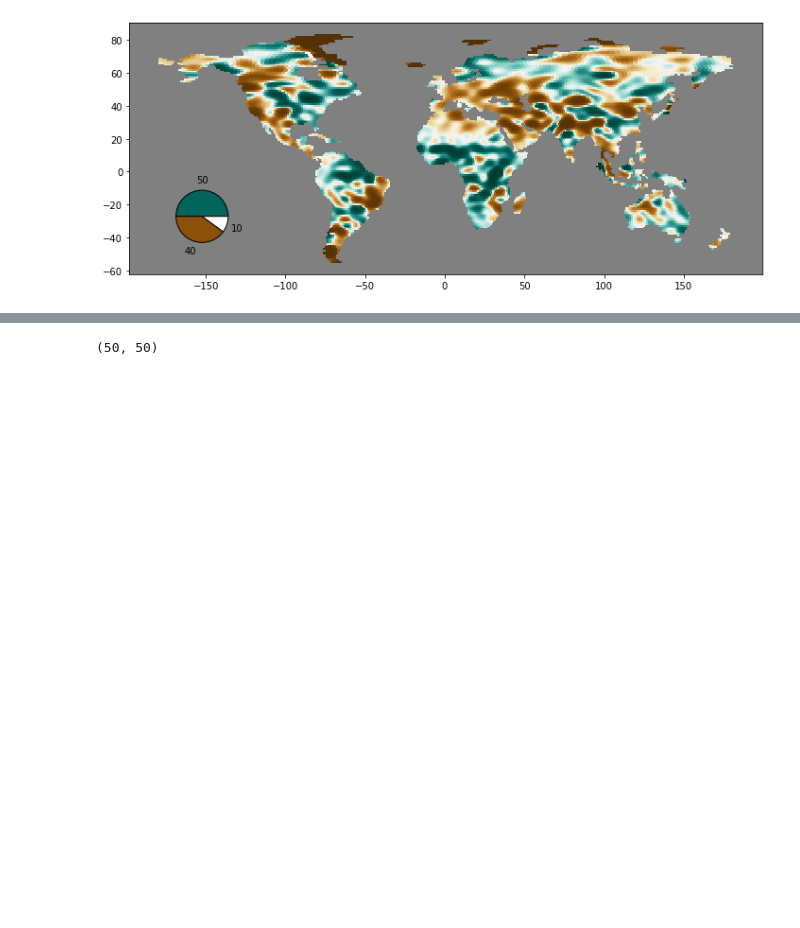
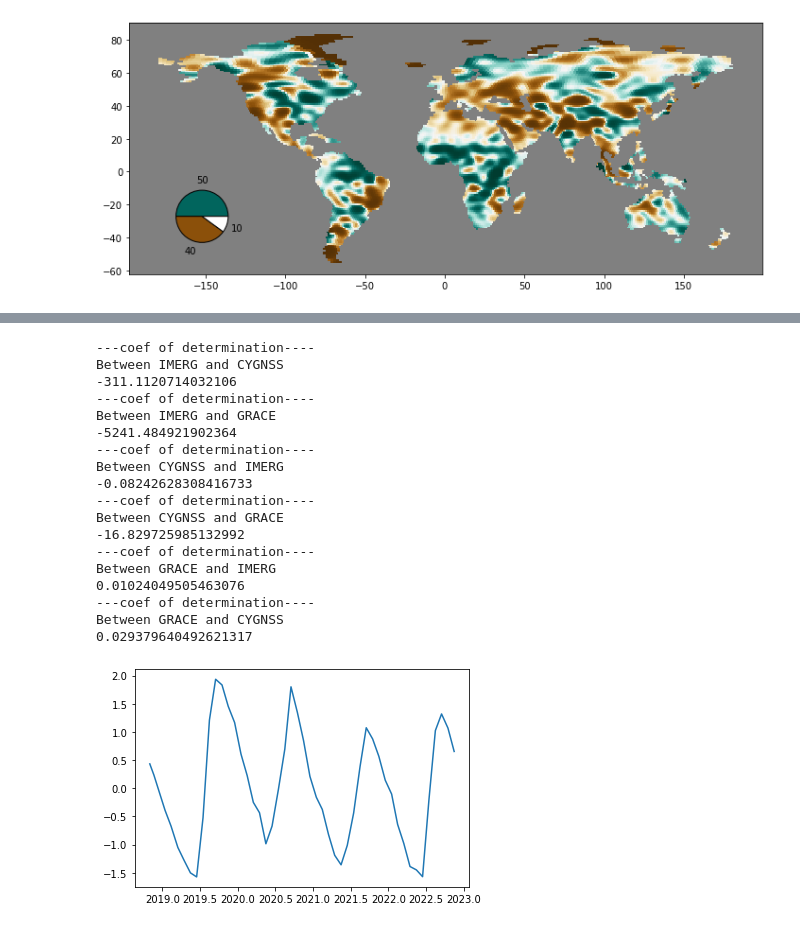
Before and after one commit to ascheliga/CYGNSS-GRACE, a Jupyter notebook: notebooks/res_time_series.ipynb, the cells around one changed output, grey strips where cells are left out. Cells and saved outputs as stored; diff of their text form; code cells hidden in the pictures; blank space fills up the shorter version.

```diff
--- a/notebooks/res_time_series.ipynb
+++ b/notebooks/res_time_series.ipynb
@@ -285,14 +298,42 @@ def toYearFraction(date):
     fraction = yearElapsed/yearDuration
 
     return date.year + fraction
+precip_ts = precip_series
 fw_ts = fw_series
 cmwe_ts = cmwe_series
+precip_ts.index = list(map(toYearFraction,precip_ts.index))
 fw_ts.index = list(map(toYearFraction,fw_ts.index))
 cmwe_ts.index = list(map(toYearFraction,cmwe_ts.index))
 # %%
+precip_ts = time_series_calcs.TimeSeriesMetrics(precip_ts,'IMERG')
 fw_ts = time_series_calcs.TimeSeriesMetrics(fw_ts,'CYGNSS')
 cmwe_ts = time_series_calcs.TimeSeriesMetrics(cmwe_ts,'GRACE')
 # %%
-len(fw_ts.ts) , len(cmwe_ts.ts)
+fig , ax = plt.subplots()
+cmwe_ts.plot_anomalies(ax=ax)
+precip_ts.coef_determination(fw_ts)
+precip_ts.coef_determination(cmwe_ts)
+fw_ts.coef_determination(precip_ts)
+fw_ts.coef_determination(cmwe_ts)
+cmwe_ts.coef_determination(precip_ts)
+cmwe_ts.coef_determination(fw_ts);
 # %% [output]
-(50, 50)
+---coef of determination----
+Between IMERG and CYGNSS
+-311.1120714032106
+---coef of determination----
+Between IMERG and GRACE
+-5241.484921902364
+---coef of determination----
+Between CYGNSS and IMERG
+-0.08242628308416733
+---coef of determination----
+Between CYGNSS and GRACE
+-16.829725985132992
+---coef of determination----
+Between GRACE and IMERG
+0.01024049505463076
+---coef of determination----
+Between GRACE and CYGNSS
+0.029379640492621317
+[figure, added]
```
Also changed, not shown: parts of 11 cells of this notebook, 1 other file.
